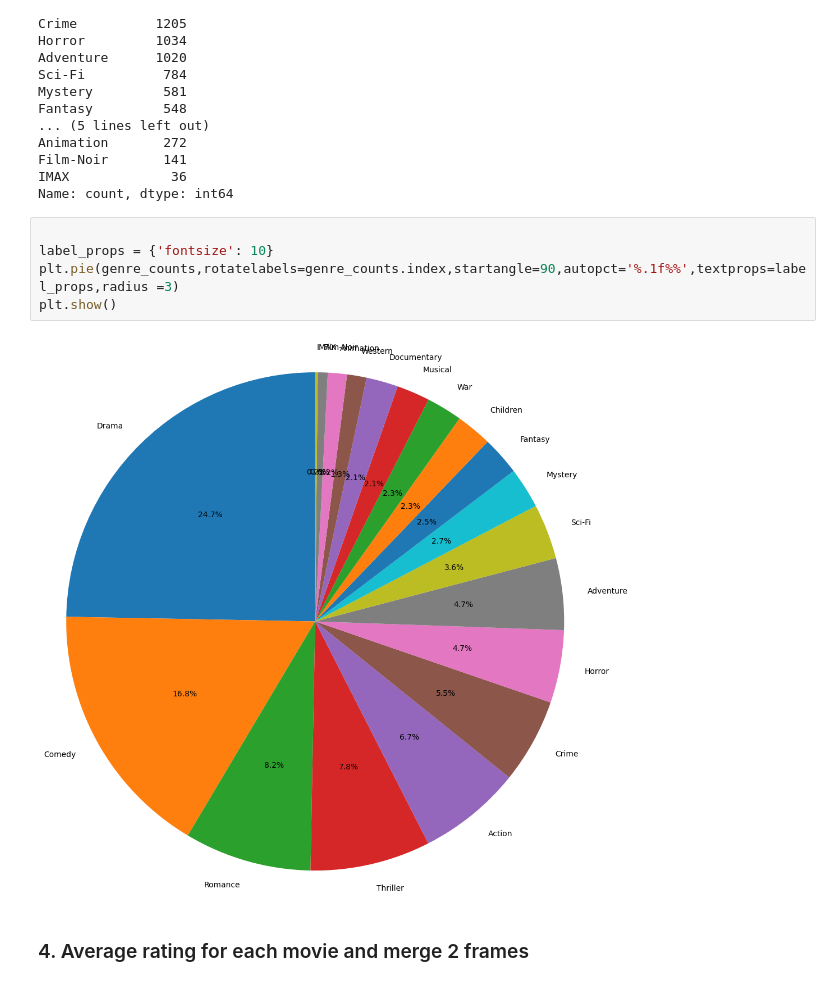
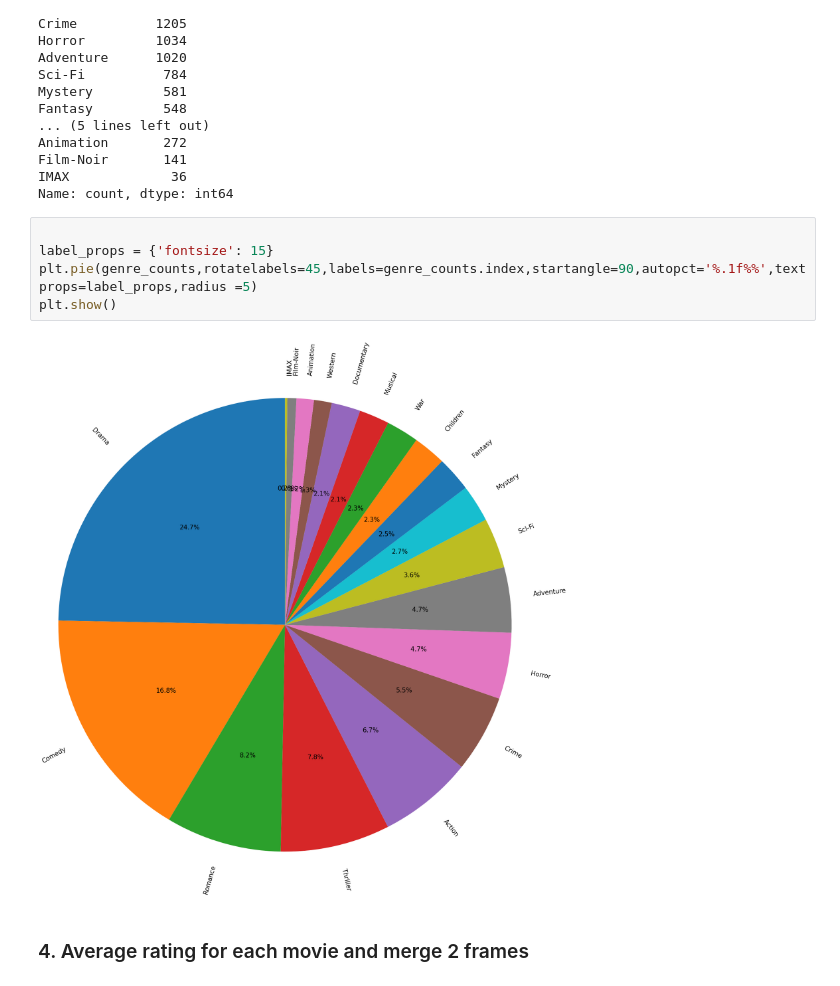
Before and after one commit to tejaskolhe27/Python, a Jupyter notebook: DAY 12/MOVIE ANALYSIS.ipynb, the cells around one changed output. Saved outputs shown, nothing was run; the diff lists cells and outputs as text.

```diff
--- a/DAY 12/MOVIE ANALYSIS.ipynb
+++ b/DAY 12/MOVIE ANALYSIS.ipynb
@@ -68,11 +68,11 @@ IMAX             36
 Name: count, dtype: int64
 # %%
 
-label_props = {'fontsize': 10}
-plt.pie(genre_counts,rotatelabels=genre_counts.index,startangle=90,autopct='%.1f%%',textprops=label_props,radius =3)
+label_props = {'fontsize': 15}
+plt.pie(genre_counts,rotatelabels=45,labels=genre_counts.index,startangle=90,autopct='%.1f%%',textprops=label_props,radius =5)
 plt.show()
 # %% [output]
-[figure, old version]
+[figure, new version]
 # %% [markdown]
 ### 4. Average rating for each movie and merge 2 frames
 # %%
```
Also changed, not shown: parts of 3 cells of this notebook, 47 other files.
